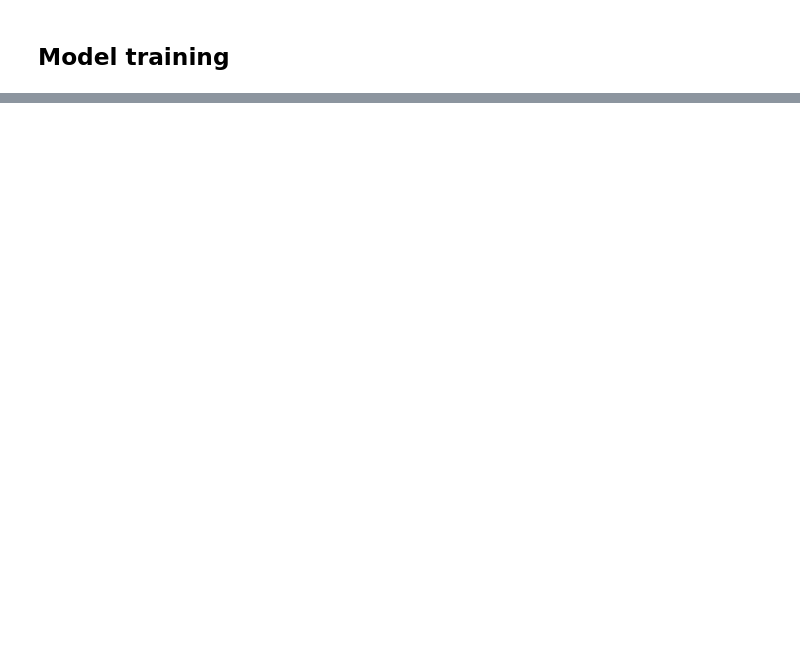
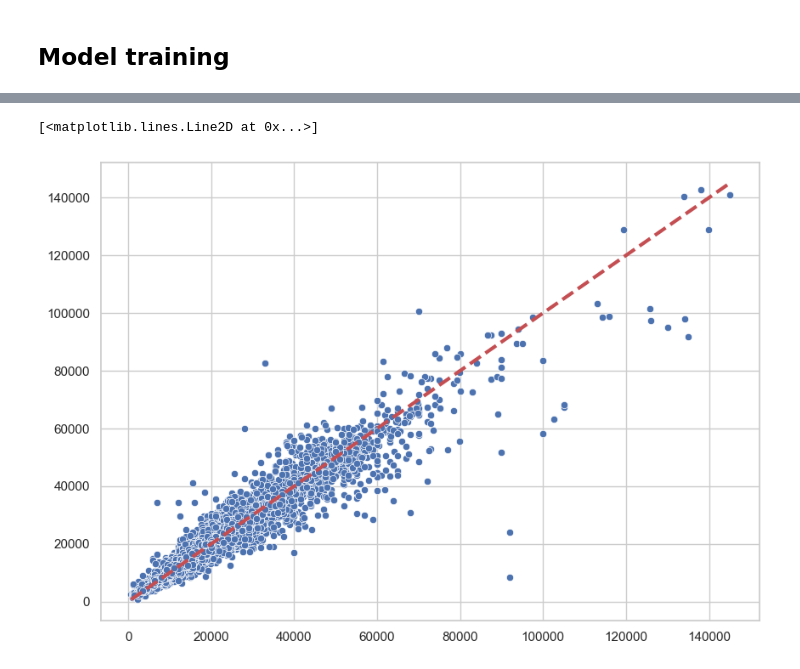
Before and after one commit to romanshypka11-maker/car-predict-price-project, a Jupyter notebook: cars_predict.ipynb, the cells around one changed output, grey strips where cells are left out. Cells and saved outputs as stored; diff of their text form; code cells hidden in the pictures; blank space fills up the shorter version.

```diff
--- a/cars_predict.ipynb
+++ b/cars_predict.ipynb
@@ -198,13 +155,13 @@ Text(0, 0.5, 'Predict Price')
 # %% [markdown]
 ## Model training
 # %%
-X = df_numeric[["Year","Engine Size","Mileage","Condition_Encoded","Condition_transmission",'Brand_Audi', 'Brand_BMW', 'Brand_Ford', 'Brand_Honda', 'Brand_Mercedes', 'Brand_Tesla', 'Brand_Toyota']]
-y = df_numeric[["Price"]]
+X = df_numeric[["year","Mileage_km","engineSize","liters_per_100km","Transmission_value","Brand_Code"]]
+y = df_numeric[["price"]]
 # %%
 # splittin the dataframe into training and testing sets
 X_train, X_test, y_train, y_test = train_test_split(X, y, test_size=0.33, random_state=42)
-#initializing the LinearRegression Model
-model = LinearRegression()
+#initializing the RandomForestRegressor Model
+model = RandomForestRegressor(n_estimators=100,random_state=42)
 # Training the model on training data
-model.fit(X_train,y_train)
+model.fit(X_train,y_train.values.ravel())
 # %% [output]
@@ -219,0 +189,8 @@ erorr_mean
+# %%
+plt.figure(figsize=(10,7))
+
+sns.scatterplot(x=y_test.values.ravel(),y=predictions)
+plt.plot([y_test.min(), y_test.max()], [y_test.min(), y_test.max()], 'r--', lw=3)
+# %% [output]
+[<matplotlib.lines.Line2D at 0x...>]
+[figure, added]
```
Also changed, not shown: parts of 33 cells of this notebook.
